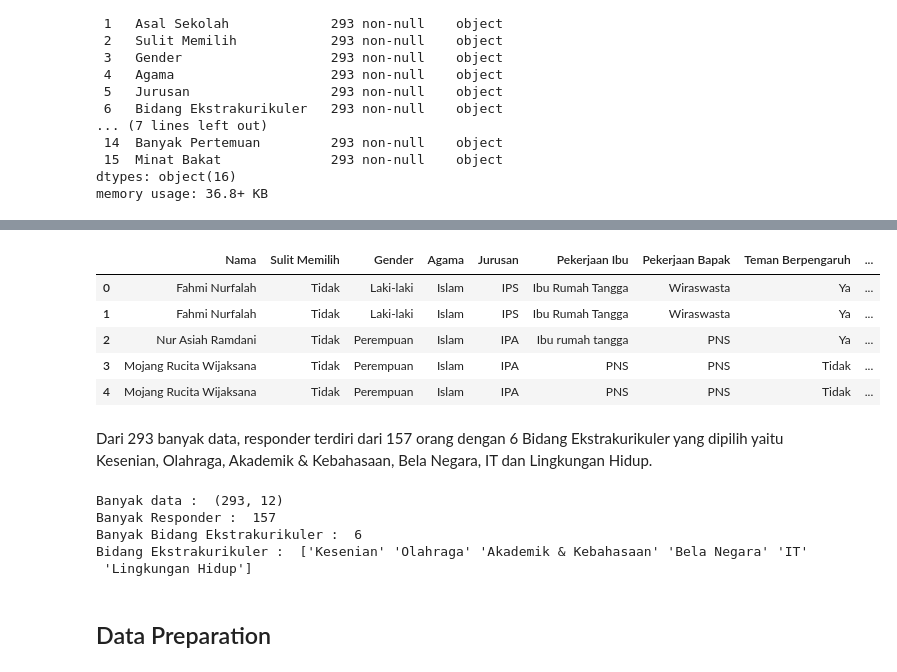
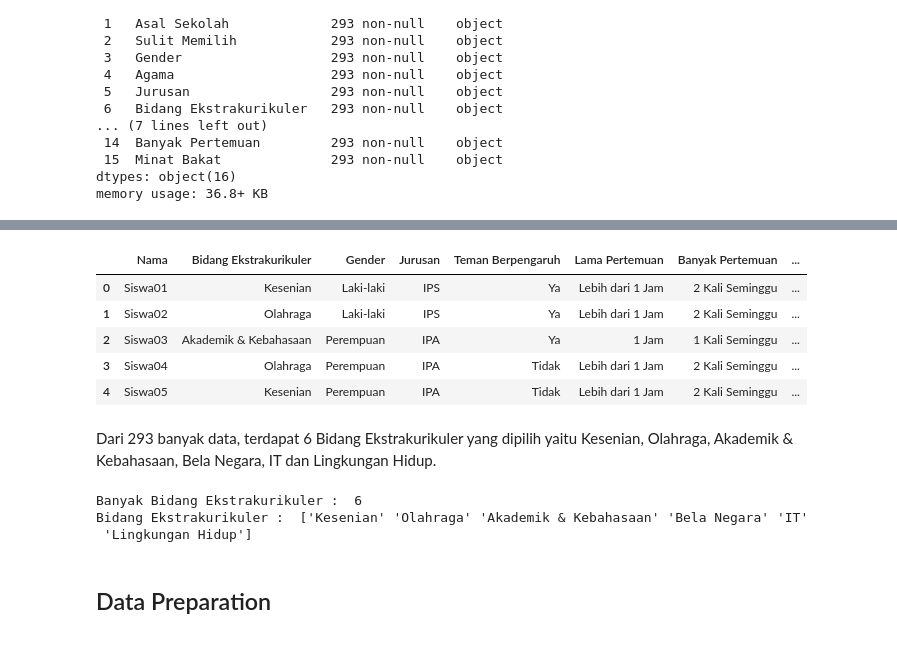
Before and after one commit to diyosukma/CP68-SistemRekomendasi, a Jupyter notebook: Rekomendasi_Ekstrakurikuler.ipynb, the cells around one changed output, grey strips where cells are left out. Cells and saved outputs as stored; diff of their text form; code cells hidden in the pictures.

```diff
--- a/Rekomendasi_Ekstrakurikuler.ipynb
+++ b/Rekomendasi_Ekstrakurikuler.ipynb
@@ -57,0 +56,3 @@ df
+# %%
+df_eskul = pd.read_excel('data_ekstrakurikuler_clean.xlsx')
+df_tesmb = pd.read_excel('tesminat_bakat.xlsx')
@@ -204,23 +253,19 @@ Dari info di atas, diketahui bahwa dataset memiliki 16 fitur. Namun, untuk fitur
 # %%
-df = df[['Nama', 'Sulit Memilih', 'Gender', 'Agama', 'Jurusan', 'Pekerjaan Ibu','Pekerjaan Bapak', 'Teman Berpengaruh', 'Lama Pertemuan', 'Banyak Pertemuan', 'Minat Bakat', 'Bidang Ekstrakurikuler']]
-df.head()
+df_eskul = df_eskul[['Nama', 'Bidang Ekstrakurikuler', 'Gender', 'Jurusan', 'Teman Berpengaruh', 'Lama Pertemuan', 'Banyak Pertemuan', 'Minat Bakat']]
+df_eskul.head()
 # %% [output]
-|  | Nama | Sulit Memilih | Gender | Agama | Jurusan | Pekerjaan Ibu | Pekerjaan Bapak | Teman Berpengaruh | ... |
-| 0 | Fahmi Nurfalah | Tidak | Laki-laki | Islam | IPS | Ibu Rumah Tangga | Wiraswasta | Ya | ... |
-| 1 | Fahmi Nurfalah | Tidak | Laki-laki | Islam | IPS | Ibu Rumah Tangga | Wiraswasta | Ya | ... |
-| 2 | Nur Asiah Ramdani | Tidak | Perempuan | Islam | IPA | Ibu rumah tangga | PNS | Ya | ... |
-| 3 | Mojang Rucita Wijaksana | Tidak | Perempuan | Islam | IPA | PNS | PNS | Tidak | ... |
-| 4 | Mojang Rucita Wijaksana | Tidak | Perempuan | Islam | IPA | PNS | PNS | Tidak | ... |
+|  | Nama | Bidang Ekstrakurikuler | Gender | Jurusan | Teman Berpengaruh | Lama Pertemuan | Banyak Pertemuan | ... |
+| 0 | Siswa01 | Kesenian | Laki-laki | IPS | Ya | Lebih dari 1 Jam | 2 Kali Seminggu | ... |
+| 1 | Siswa02 | Olahraga | Laki-laki | IPS | Ya | Lebih dari 1 Jam | 2 Kali Seminggu | ... |
+| 2 | Siswa03 | Akademik & Kebahasaan | Perempuan | IPA | Ya | 1 Jam | 1 Kali Seminggu | ... |
+| 3 | Siswa04 | Olahraga | Perempuan | IPA | Tidak | Lebih dari 1 Jam | 2 Kali Seminggu | ... |
+| 4 | Siswa05 | Kesenian | Perempuan | IPA | Tidak | Lebih dari 1 Jam | 2 Kali Seminggu | ... |
 # %% [markdown]
-Dari 293 banyak data, responder terdiri dari 157 orang dengan 6 Bidang Ekstrakurikuler yang dipilih yaitu Kesenian, Olahraga, Akademik & Kebahasaan, Bela Negara, IT dan Lingkungan Hidup.
+Dari 293 banyak data, terdapat 6 Bidang Ekstrakurikuler yang dipilih yaitu Kesenian, Olahraga, Akademik & Kebahasaan, Bela Negara, IT dan Lingkungan Hidup.
 # %%
-print("Banyak data : ", df.shape)
-print("Banyak Responder : ", len(df['Nama'].unique()))
-print("Banyak Bidang Ekstrakurikuler : ", len(df['Bidang Ekstrakurikuler'].unique()))
-print("Bidang Ekstrakurikuler : ", df['Bidang Ekstrakurikuler'].unique())
+print("Banyak Bidang Ekstrakurikuler : ", len(df_eskul['Bidang Ekstrakurikuler'].unique()))
+print("Bidang Ekstrakurikuler : ", df_eskul['Bidang Ekstrakurikuler'].unique())
 # %% [output]
-Banyak data :  (293, 12)
-Banyak Responder :  157
 Banyak Bidang Ekstrakurikuler :  6
 Bidang Ekstrakurikuler :  ['Kesenian' 'Olahraga' 'Akademik & Kebahasaan' 'Bela Negara' 'IT'
  'Lingkungan Hidup']
```
Also changed, not shown: parts of 36 cells of this notebook.
